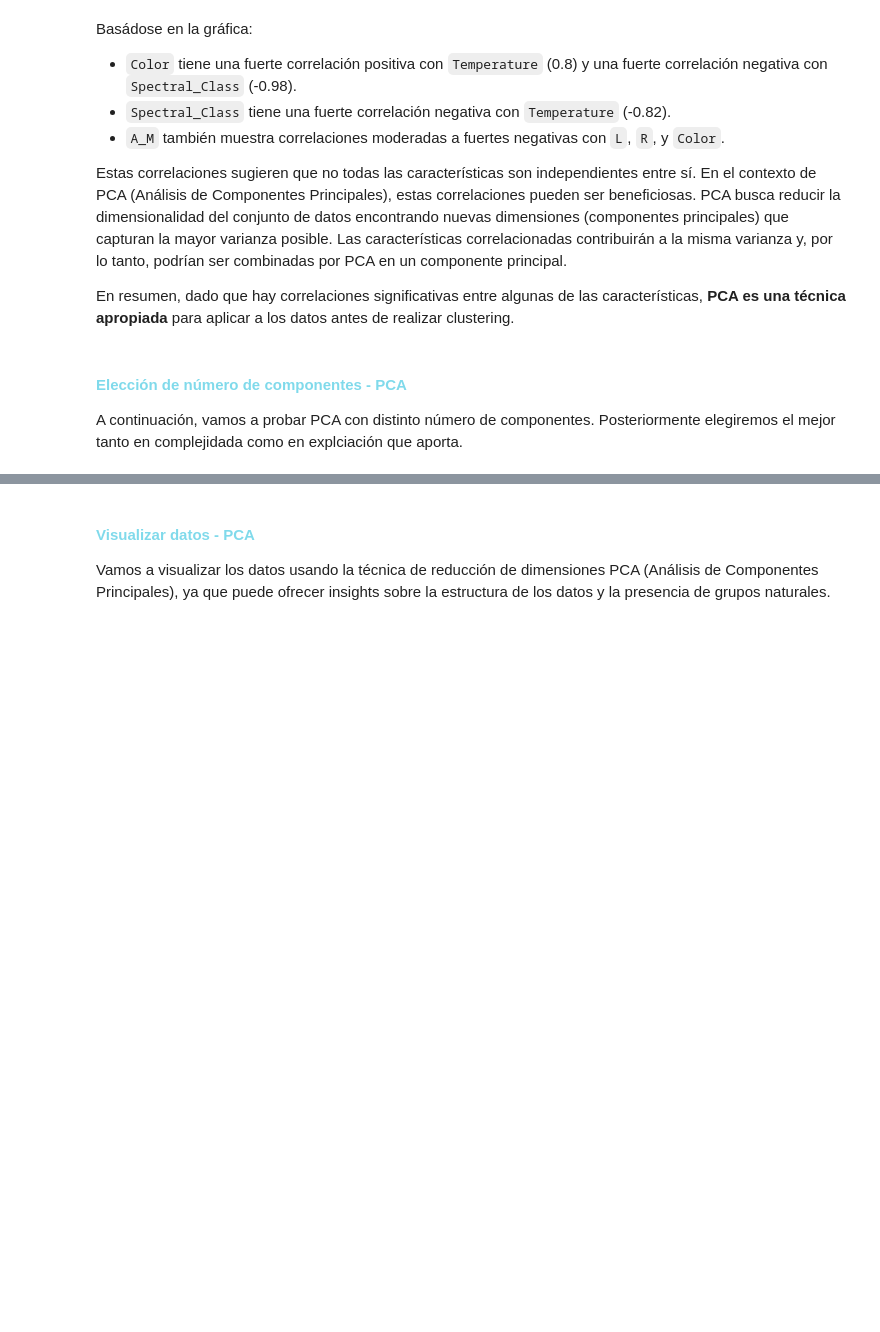
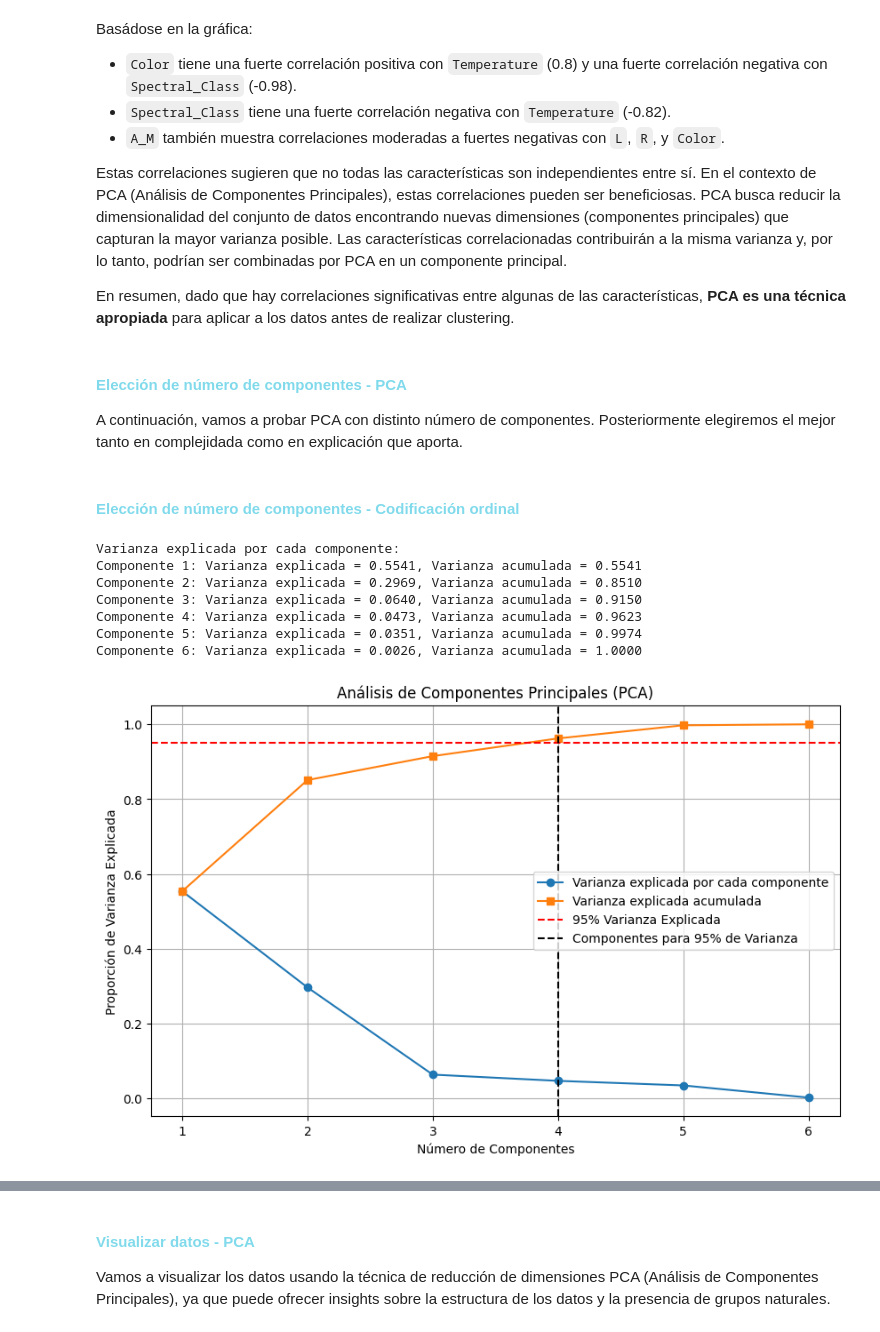
Before and after one commit to NataaNK/Grupo11_Practica2, a Jupyter notebook: main.ipynb, the cells around one changed output, grey strips where cells are left out. Cells and saved outputs as stored; diff of their text form; code cells hidden in the pictures; blank space fills up the shorter version.

Commit message:
eleccion componentes PCA añadido

```diff
--- a/main.ipynb
+++ b/main.ipynb
@@ -483,4 +483,55 @@ En resumen, dado que hay correlaciones significativas entre algunas de las carac
 # %% [markdown]
 #### <span style="color:#80DAEB">Elección de número de componentes - PCA</span>
 
-A continuación, vamos a probar PCA con distinto número de componentes. Posteriormente elegiremos el mejor tanto en complejidada como en explciación que aporta.
+A continuación, vamos a probar PCA con distinto número de componentes. Posteriormente elegiremos el mejor tanto en complejidada como en explicación que aporta.
+# %% [markdown]
+#### <span style="color:#80DAEB">Elección de número de componentes - Codificación ordinal</span>
+# %%
+import pandas as pd
+import numpy as np
+import matplotlib.pyplot as plt
+from sklearn.decomposition import PCA
+import seaborn as sns
+
+# Función para calcular el PCA con un número variable de componentes
+def calculate_pca(data, n_components):
+    pca = PCA(n_components=n_components)
+    X_pca = pca.fit_transform(data)
+    return pca, pd.DataFrame(X_pca, columns=[f'PC{i+1}' for i in range(n_components)])
+
+n_components = X_scaled_ordinal.shape[1]  # Número máximo de componentes
+
+# Calcula PCA con todos los componentes posibles
+pca_full, _ = calculate_pca(X_scaled_ordinal, n_components)
+
+# Proporciones de varianza explicada y acumulada
+explained_variances = pca_full.explained_variance_ratio_
+cumulative_variances = np.cumsum(explained_variances)
+
+# Print de varianza explicada y acumulada para cada componente
+print("Varianza explicada por cada componente:")
+for i, (ev, cv) in enumerate(zip(explained_variances, cumulative_variances), start=1):
+    print(f"Componente {i}: Varianza explicada = {ev:.4f}, Varianza acumulada = {cv:.4f}")
+
+# Gráfico de la varianza explicada por cada componente
+plt.figure(figsize=(10, 6))
+plt.plot(range(1, n_components + 1), explained_variances, 'o-', label='Varianza explicada por cada componente')
+plt.plot(range(1, n_components + 1), cumulative_variances, 's-', label='Varianza explicada acumulada')
+
+plt.title('Análisis de Componentes Principales (PCA)')
+plt.xlabel('Número de Componentes')
+plt.ylabel('Proporción de Varianza Explicada')
+plt.axhline(y=0.95, color='r', linestyle='--', label='95% Varianza Explicada')
+plt.axvline(x=np.argmax(cumulative_variances >= 0.95) + 1, color='k', linestyle='--', label=f'Componentes para 95% de Varianza')
+plt.legend()
+plt.grid(True)
+plt.show()
+# %% [output]
+Varianza explicada por cada componente:
+Componente 1: Varianza explicada = 0.5541, Varianza acumulada = 0.5541
+Componente 2: Varianza explicada = 0.2969, Varianza acumulada = 0.8510
+Componente 3: Varianza explicada = 0.0640, Varianza acumulada = 0.9150
+Componente 4: Varianza explicada = 0.0473, Varianza acumulada = 0.9623
+Componente 5: Varianza explicada = 0.0351, Varianza acumulada = 0.9974
+Componente 6: Varianza explicada = 0.0026, Varianza acumulada = 1.0000
+[figure, added]
```
Also changed, not shown: parts of 4 cells of this notebook.
